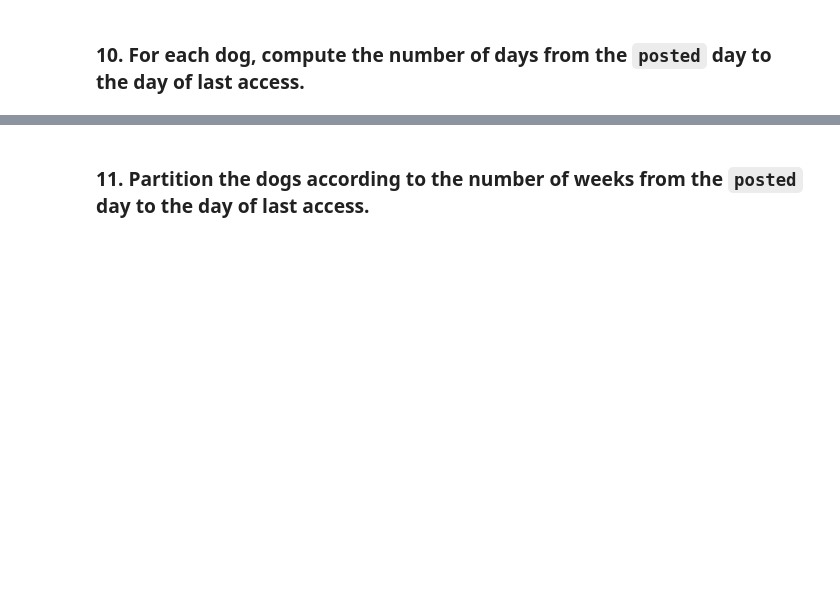
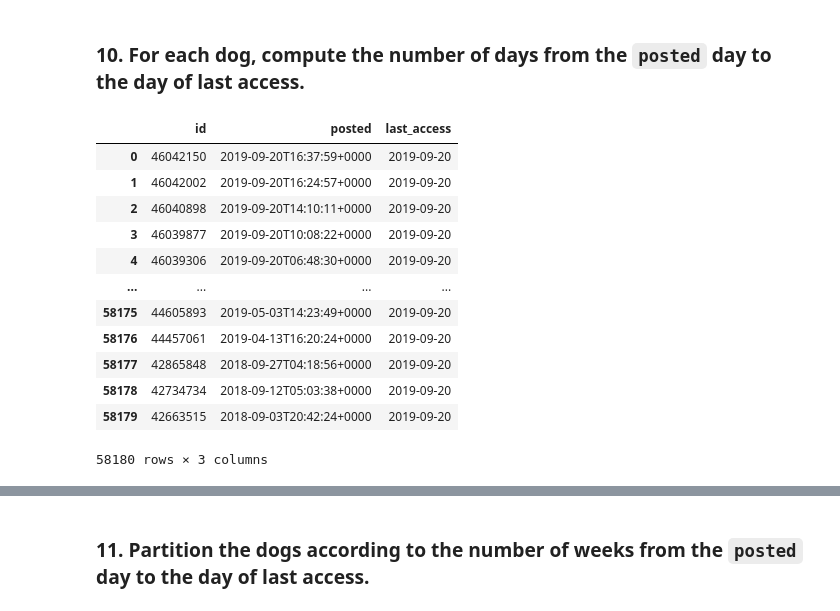
Before and after one commit to danielepoterti/FoundationCS, a Jupyter notebook: project.ipynb, the cells around one changed output, grey strips where cells are left out. Saved outputs shown, nothing was run; the diff lists cells and outputs as text; code cells hidden in the pictures; blank space fills up the shorter version.

```diff
--- a/project.ipynb
+++ b/project.ipynb
@@ -399,3 +399,34 @@ NST_df
 | 50 | Wyoming | 576.851 |
 # %% [markdown]
 ### 10. For each dog, compute the number of days from the `posted` day to the day of last access.
+# %%
+lastaccess = dogs_df.groupby(['id'])['accessed'].max()
+
+dogs_last = pd.merge(dogs_df, lastaccess, how = "inner", on = ["id", "id"])
+# %%
+dogs_last['last_access'] = dogs_last['accessed_y']
+
+dogs_last = dogs_last.drop(columns=['org_id', 'url', 'type.x', 'species', 'breed_primary',
+        'breed_secondary', 'breed_mixed', 'breed_unknown', 'color_primary',
+       'color_secondary', 'color_tertiary', 'age', 'sex', 'size', 'coat',
+       'fixed', 'house_trained', 'declawed', 'special_needs', 'shots_current',
+       'env_children', 'env_dogs', 'env_cats', 'name', 'status',
+       'contact_city', 'contact_state', 'contact_zip', 'contact_country',
+       'stateQ', 'type.y', 'description', 'stay_duration',
+       'stay_cost', 'accessed_x', 'accessed_y'])
+# %%
+dogs_last
+# %% [output]
+|  | id | posted | last_access |
+| 0 | 46042150 | 2019-09-20T16:37:59+0000 | 2019-09-20 |
+| 1 | 46042002 | 2019-09-20T16:24:57+0000 | 2019-09-20 |
+| 2 | 46040898 | 2019-09-20T14:10:11+0000 | 2019-09-20 |
+| 3 | 46039877 | 2019-09-20T10:08:22+0000 | 2019-09-20 |
+| 4 | 46039306 | 2019-09-20T06:48:30+0000 | 2019-09-20 |
+| ... | ... | ... | ... |
+| 58175 | 44605893 | 2019-05-03T14:23:49+0000 | 2019-09-20 |
+| 58176 | 44457061 | 2019-04-13T16:20:24+0000 | 2019-09-20 |
+| 58177 | 42865848 | 2018-09-27T04:18:56+0000 | 2019-09-20 |
+| 58178 | 42734734 | 2018-09-12T05:03:38+0000 | 2019-09-20 |
+| 58179 | 42663515 | 2018-09-03T20:42:24+0000 | 2019-09-20 |
+58180 rows × 3 columns
```
Also changed, not shown: parts of 5 cells of this notebook.
